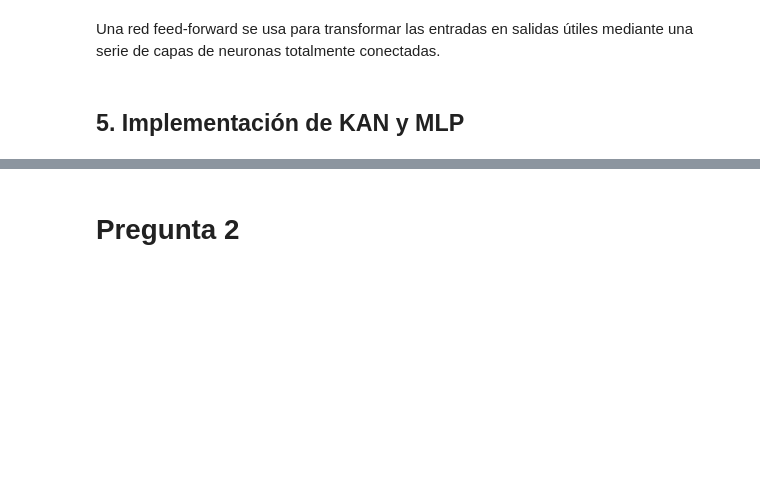
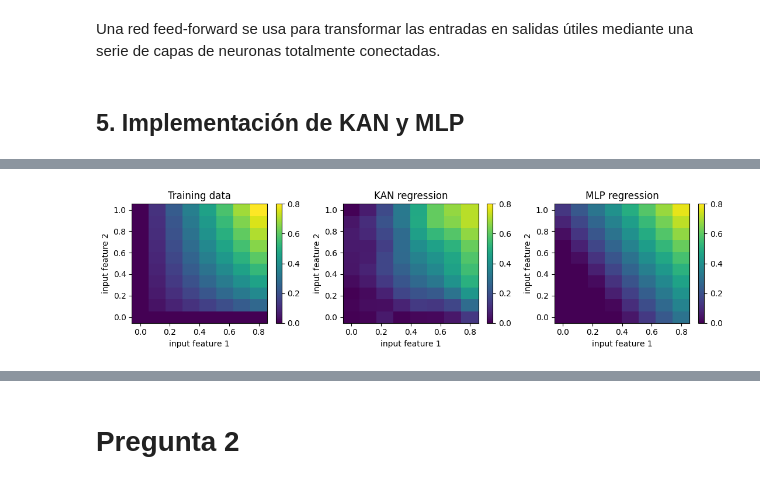
Before and after one commit to xeromark/TareasIA, a Jupyter notebook: Tarea 3/TareaIA.ipynb, the cells around one changed output, grey strips where cells are left out. Cells and saved outputs as stored; diff of their text form; code cells hidden in the pictures; blank space fills up the shorter version.

```diff
--- a/Tarea 3/TareaIA.ipynb
+++ b/Tarea 3/TareaIA.ipynb
@@ -431,0 +443,4 @@ plt.show()
+# %%
+n_iter_train_2d = 500
+loss_tol_2d = .1
+seed = 476
@@ -431,0 +460,42 @@ plt.show()
+# %%
+mlp_2d = FeedForward([2, 6, 1],  # layer size
+                     eps=.0025,  # gradient descend parameter
+                     activation=relu,  # activation type (ReLU, tanh or sigmoid)
+                     neuron_class=NeuronNN,
+                     seed=seed,
+                     weights_range=[-.1, .1])
+mlp_2d.train(x_train2d,
+             y_train2d,
+             n_iter_max=n_iter_train_2d,
+             loss_tol=loss_tol_2d)
+# %%
+Y_kan = np.array([kan_2d(xx) for xx in x_train2d])
+Y_mlp = np.array([mlp_2d(xx) for xx in x_train2d])
+
+f, a = plt.subplots(1, 3, figsize=(11,3))
+
+vmin, vmax = min(Y_training.flatten()), max(Y_training.flatten())
+
+im0 = a[0].pcolor(X1, X2, Y_training, vmin=vmin, vmax=vmax)
+f.colorbar(im0, ax=a[0])
+a[0].set_title('Training data')
+a[0].set_xlabel('input feature 1')
+a[0].set_ylabel('input feature 2')
+
+im1 = a[1].pcolor(X1, X2, Y_kan.reshape(X1.shape), vmin=vmin, vmax=vmax)
+f.colorbar(im1, ax=a[1])
+a[1].set_title('KAN regression')
+a[1].set_xlabel('input feature 1')
+a[1].set_ylabel('input feature 2')
+
+im2 = a[2].pcolor(X1, X2, Y_mlp.reshape(X1.shape), vmin=vmin, vmax=vmax)
+f.colorbar(im2, ax=a[2])
+a[2].set_title('MLP regression')
+a[2].set_xlabel('input feature 1')
+a[2].set_ylabel('input feature 2')
+
+f.tight_layout()
+plt.show()
+# f.savefig(folder_fig + 'regr2D.png', dpi=500)
+# %% [output]
+[figure, added]
```
Also changed, not shown: parts of 8 cells of this notebook.
